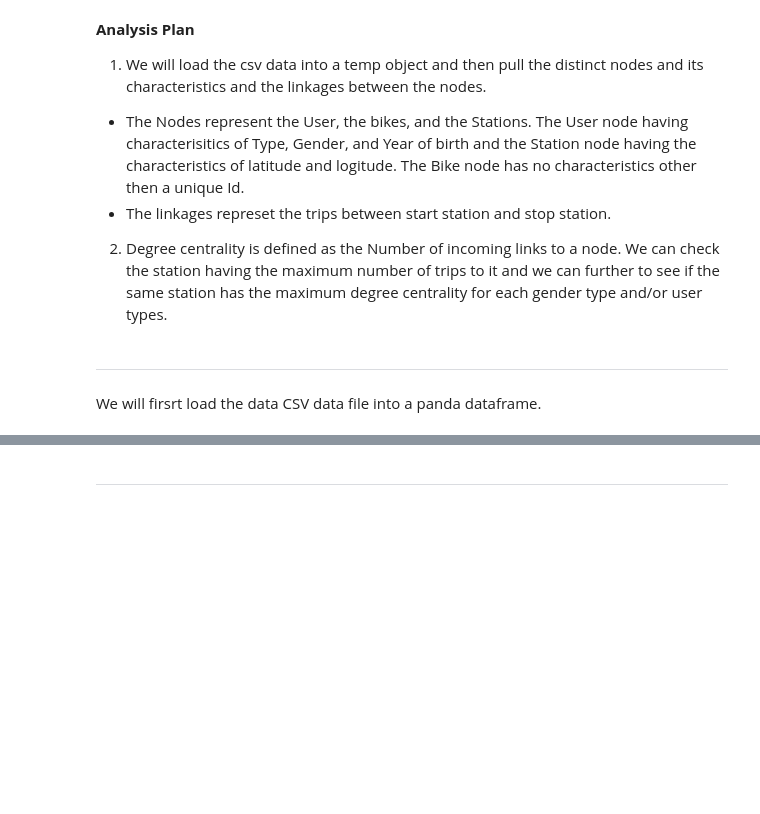
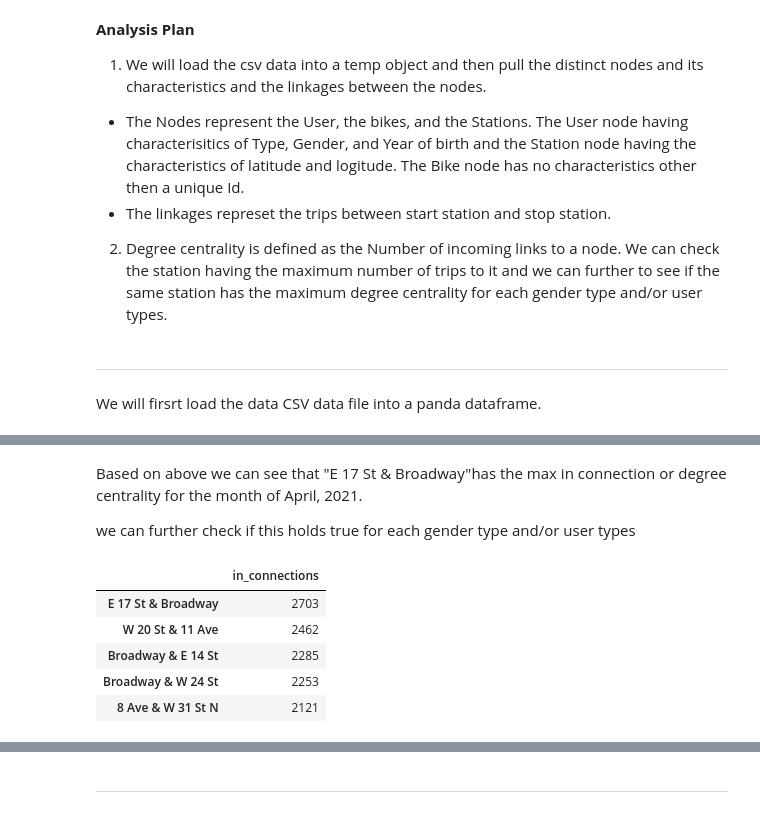
Before and after one commit to mtelab1/SPS_MSDS_SMR21_DATA620, a Jupyter notebook: Project01/Project01-CentralityMeasures-NycCitiBikeShare.ipynb, the cells around one changed output, grey strips where cells are left out. Cells and saved outputs as stored; diff of their text form; code cells hidden in the pictures; blank space fills up the shorter version.

```diff
--- a/Project01/Project01-CentralityMeasures-NycCitiBikeShare.ipynb
+++ b/Project01/Project01-CentralityMeasures-NycCitiBikeShare.ipynb
@@ -121,8 +92,9 @@ df
 # %%
-# Creating the networkx graph object
+#creating the networkx graph object
+Graphtype = nx.Graph()
 G = nx.from_pandas_edgelist(df, source='start_station_name', target ='end_station_name'
-                            , edge_attr=['trips','usertype','gender']
-                            , create_using=nx.DiGraph(directed=True))
+                            , edge_attr=['tripduration','bikeid','usertype','birth_year','gender']
+                            , create_using=nx.MultiDiGraph(directed=True))
 # %%
 print(nx.info(G))
 # %% [output]
@@ -183,0 +115,6 @@ nt.show('nx.html')
+# %%
+leaderboard = {}
+for x in G.nodes:
+ leaderboard[x] = G.in_degree[x]
+s = pd.Series(leaderboard, name='in_connections')
+df2 = s.to_frame().sort_values('in_connections', ascending=False)
@@ -183,0 +130,28 @@ nt.show('nx.html')
+# %% [markdown]
+Based on above we can see that "E 17 St & Broadway"has the max in connection or degree centrality for the month of April, 2021.
+
+we can further check if this holds true for each gender type and/or user types
+# %%
+#dataframe having male gender dataset
+df_male = df[df['gender']=='male']
+
+#creating the networkx graph object
+Graphtype = nx.Graph()
+G_Male = nx.from_pandas_edgelist(df_male, source='start_station_name', target ='end_station_name'
+                            , edge_attr=['tripduration','bikeid','usertype','birth_year','gender']
+                            , create_using=nx.MultiDiGraph())
+
+leaderboard = {}
+for x in G_Male.nodes:
+ leaderboard[x] = G_Male.in_degree[x]
+s = pd.Series(leaderboard, name='in_connections')
+df_male_2 = s.to_frame().sort_values('in_connections', ascending=False)
+# %%
+df_male_2.head()
+# %% [output]
+|  | in_connections |
+| E 17 St & Broadway | 2703 |
+| W 20 St & 11 Ave | 2462 |
+| Broadway & E 14 St | 2285 |
+| Broadway & W 24 St | 2253 |
+| 8 Ave & W 31 St N | 2121 |
```
Also changed, not shown: parts of 69 cells of this notebook, 2 other files.
